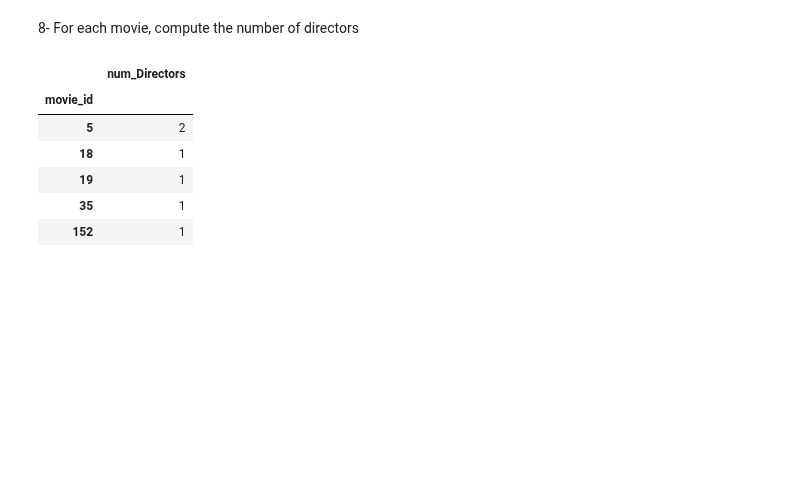
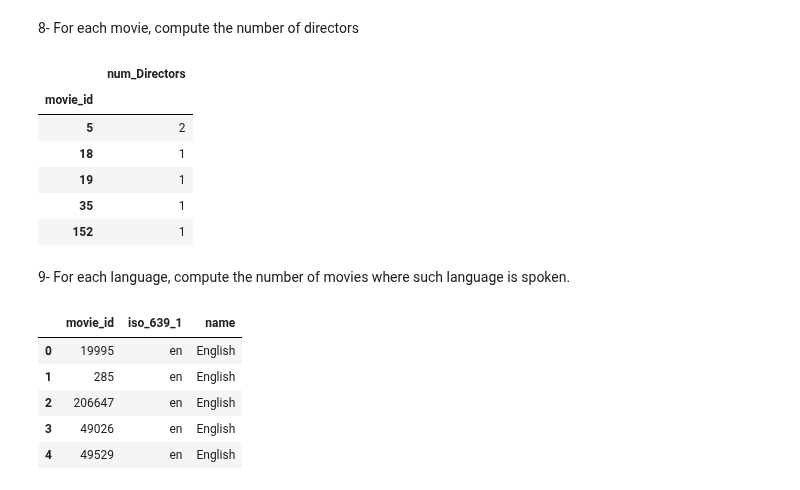
Before and after one commit to silviasantamaria/computerscience, a Jupyter notebook: Project+.ipynb, the cells around one changed output. Cells and saved outputs as stored; diff of their text form; code cells hidden in the pictures; blank space fills up the shorter version.

```diff
--- a/Project+.ipynb
+++ b/Project+.ipynb
@@ -448,0 +447,14 @@ num_directors.rename(index=str, columns={'id': 'num_Directors'}).head()
+# %% [markdown]
+9- For each language, compute the number of movies where such language is spoken.
+# %%
+spoken_languages_id= spoken_languages_id.reset_index()
+spoken_languages= spoken_languages.reset_index()
+df2= pd.merge(spoken_languages_id, spoken_languages, on = 'iso_639_1')
+df2.head()
+# %% [output]
+|  | movie_id | iso_639_1 | name |
+| 0 | 19995 | en | English |
+| 1 | 285 | en | English |
+| 2 | 206647 | en | English |
+| 3 | 49026 | en | English |
+| 4 | 49529 | en | English |
```
Also changed, not shown: parts of 4 cells of this notebook.
